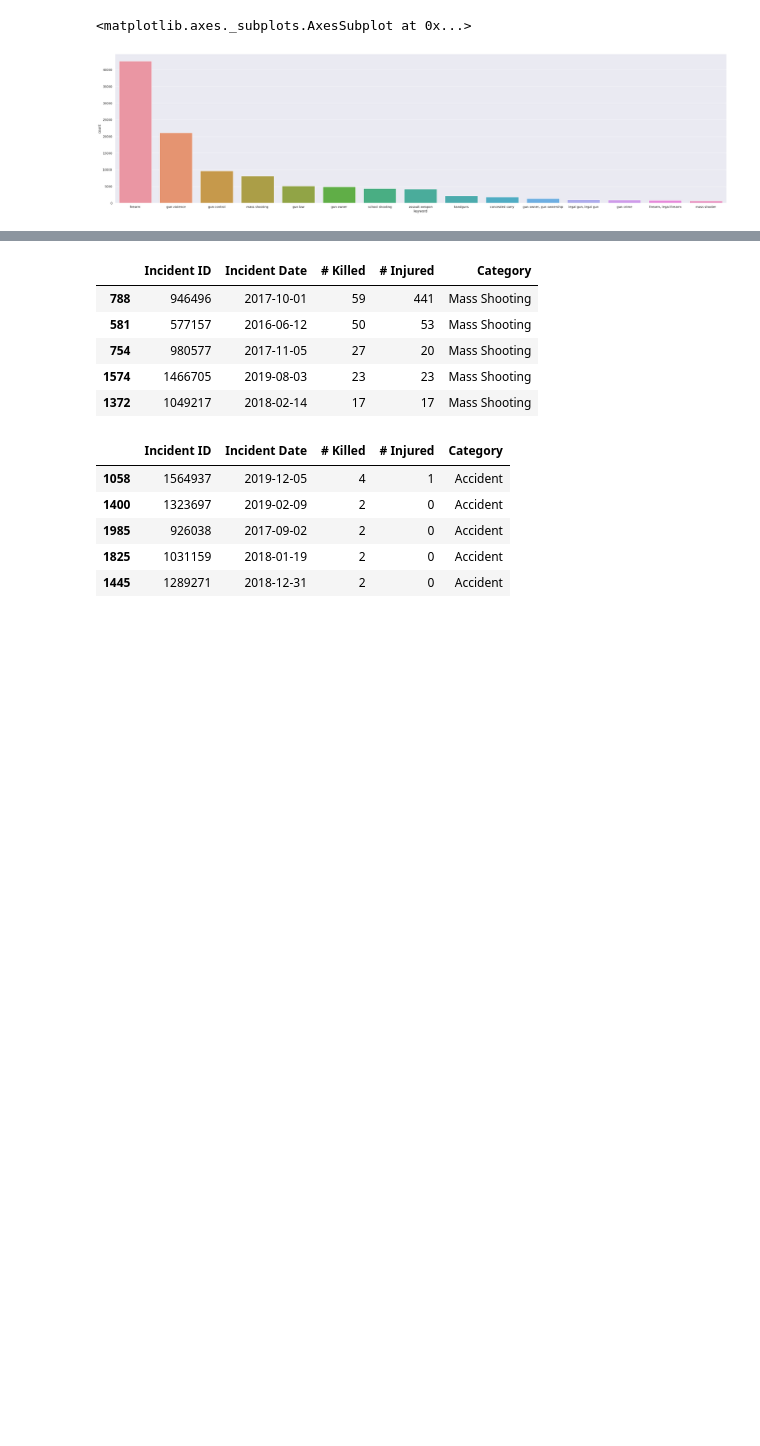
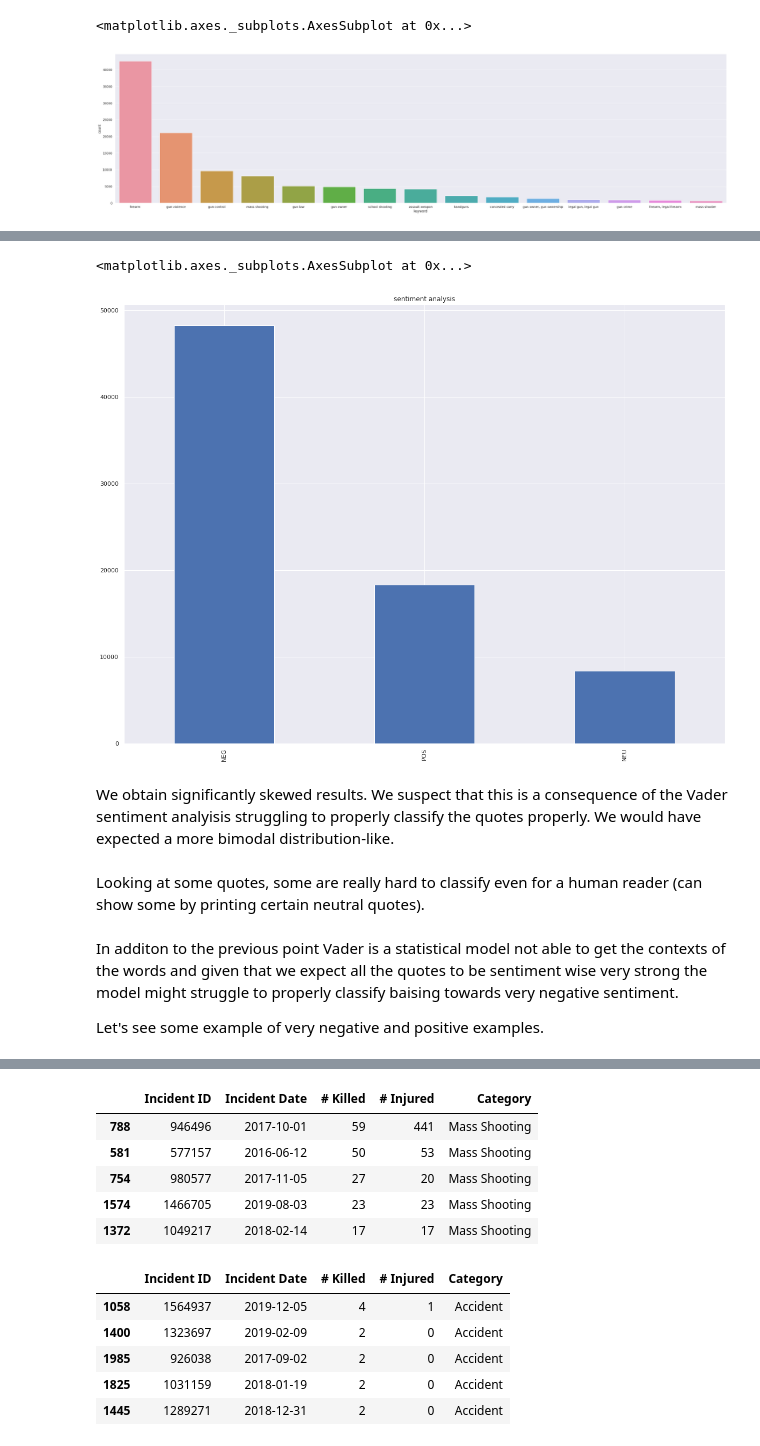
Before and after one commit to epfl-ada/ada-2021-project-lejt, a Jupyter notebook: project_ada.ipynb, the cells around one changed output, grey strips where cells are left out. Saved outputs shown, nothing was run; the diff lists cells and outputs as text; code cells hidden in the pictures; blank space fills up the shorter version.

```diff
--- a/project_ada.ipynb
+++ b/project_ada.ipynb
@@ -751,0 +505,10 @@ import scipy.stats as stats
+# %%
+plt.figure(figsize=(20, 15))
+filtered_quotes.sent_type.value_counts().plot(kind='bar',title="sentiment analysis")
+# %% [output]
+<matplotlib.axes._subplots.AxesSubplot at 0x...>
+[figure, added]
+# %% [markdown]
+We obtain significantly skewed results. We suspect that this is a consequence of the Vader sentiment analyisis struggling to properly classify the quotes properly. We would have expected a more bimodal distribution-like.
+# %% [markdown]
+Looking at some quotes, some are really hard to classify even for a human reader (can show some by printing certain neutral quotes).
@@ -751,0 +517,4 @@ import scipy.stats as stats
+# %% [markdown]
+In additon to the previous point Vader is a statistical model not able to get the contexts of the words and given that we expect all the quotes to be sentiment wise very strong the model might struggle to properly classify baising towards very negative sentiment.
+
+Let's see some example of very negative and positive examples.
```
Also changed, not shown: parts of 350 cells of this notebook.
